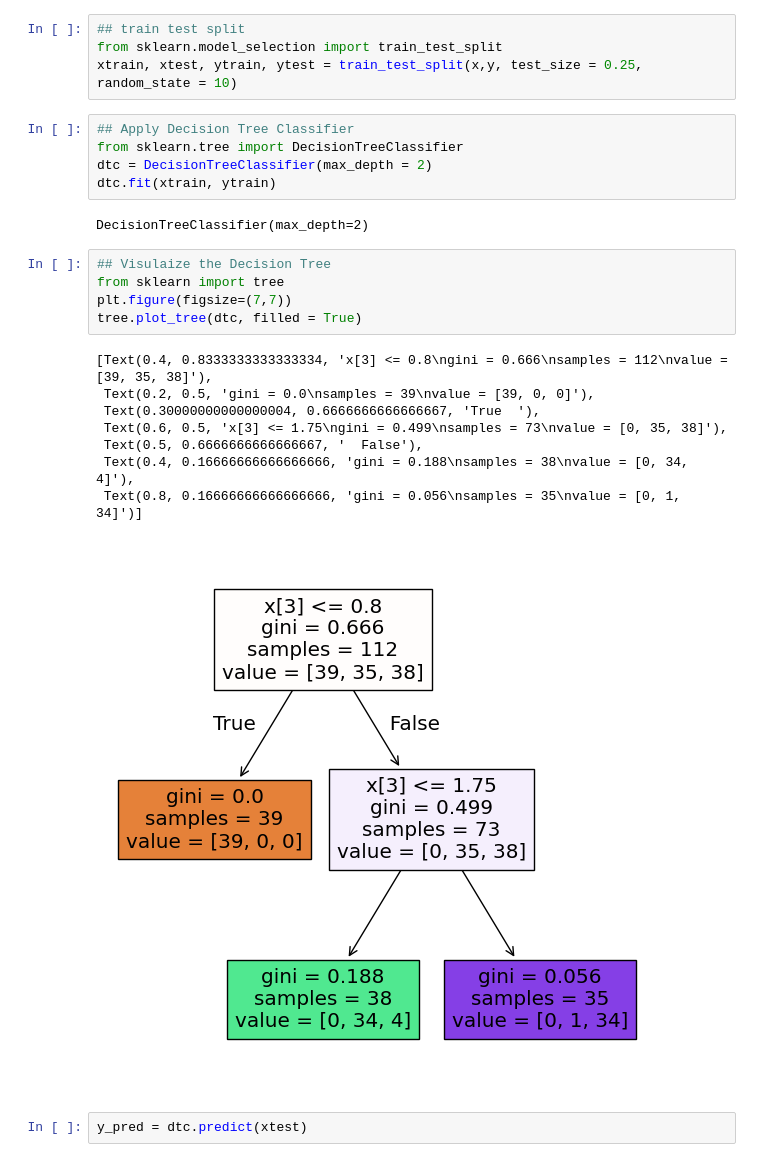
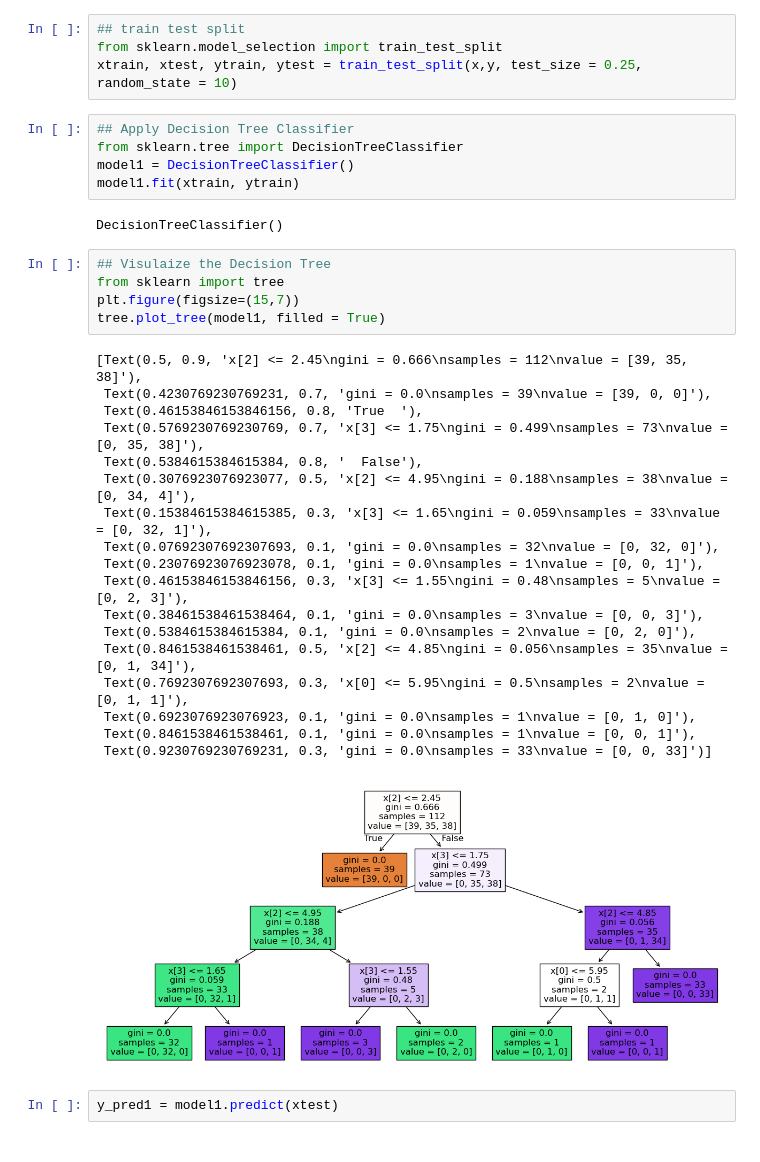
Before and after one commit to Soumo31428/DecisionTreeClassifier, a Jupyter notebook: Decision_Tree_Classifier_Practical_Implementation.ipynb, the cells around one changed output. Drawn from its saved outputs; the diff is of its cells as text.

```diff
--- a/Decision_Tree_Classifier_Practical_Implementation.ipynb
+++ b/Decision_Tree_Classifier_Practical_Implementation.ipynb
@@ -49,25 +49,35 @@ xtrain, xtest, ytrain, ytest = train_test_split(x,y, test_size = 0.25, random_st
 # %%
 ## Apply Decision Tree Classifier
 from sklearn.tree import DecisionTreeClassifier
-dtc = DecisionTreeClassifier(max_depth = 2)
-dtc.fit(xtrain, ytrain)
+model1 = DecisionTreeClassifier()
+model1.fit(xtrain, ytrain)
 # %% [output]
-DecisionTreeClassifier(max_depth=2)
+DecisionTreeClassifier()
 # %%
 ## Visulaize the Decision Tree
 from sklearn import tree
-plt.figure(figsize=(7,7))
-tree.plot_tree(dtc, filled = True)
+plt.figure(figsize=(15,7))
+tree.plot_tree(model1, filled = True)
 # %% [output]
-[Text(0.4, 0.8333333333333334, 'x[3] <= 0.8\ngini = 0.666\nsamples = 112\nvalue = [39, 35, 38]'),
- Text(0.2, 0.5, 'gini = 0.0\nsamples = 39\nvalue = [39, 0, 0]'),
- Text(0.30000000000000004, 0.6666666666666667, 'True  '),
- Text(0.6, 0.5, 'x[3] <= 1.75\ngini = 0.499\nsamples = 73\nvalue = [0, 35, 38]'),
- Text(0.5, 0.6666666666666667, '  False'),
- Text(0.4, 0.16666666666666666, 'gini = 0.188\nsamples = 38\nvalue = [0, 34, 4]'),
- Text(0.8, 0.16666666666666666, 'gini = 0.056\nsamples = 35\nvalue = [0, 1, 34]')]
+[Text(0.5, 0.9, 'x[2] <= 2.45\ngini = 0.666\nsamples = 112\nvalue = [39, 35, 38]'),
+ Text(0.4230769230769231, 0.7, 'gini = 0.0\nsamples = 39\nvalue = [39, 0, 0]'),
+ Text(0.46153846153846156, 0.8, 'True  '),
+ Text(0.5769230769230769, 0.7, 'x[3] <= 1.75\ngini = 0.499\nsamples = 73\nvalue = [0, 35, 38]'),
+ Text(0.5384615384615384, 0.8, '  False'),
+ Text(0.3076923076923077, 0.5, 'x[2] <= 4.95\ngini = 0.188\nsamples = 38\nvalue = [0, 34, 4]'),
+ Text(0.15384615384615385, 0.3, 'x[3] <= 1.65\ngini = 0.059\nsamples = 33\nvalue = [0, 32, 1]'),
+ Text(0.07692307692307693, 0.1, 'gini = 0.0\nsamples = 32\nvalue = [0, 32, 0]'),
+ Text(0.23076923076923078, 0.1, 'gini = 0.0\nsamples = 1\nvalue = [0, 0, 1]'),
+ Text(0.46153846153846156, 0.3, 'x[3] <= 1.55\ngini = 0.48\nsamples = 5\nvalue = [0, 2, 3]'),
+ Text(0.38461538461538464, 0.1, 'gini = 0.0\nsamples = 3\nvalue = [0, 0, 3]'),
+ Text(0.5384615384615384, 0.1, 'gini = 0.0\nsamples = 2\nvalue = [0, 2, 0]'),
+ Text(0.8461538461538461, 0.5, 'x[2] <= 4.85\ngini = 0.056\nsamples = 35\nvalue = [0, 1, 34]'),
+ Text(0.7692307692307693, 0.3, 'x[0] <= 5.95\ngini = 0.5\nsamples = 2\nvalue = [0, 1, 1]'),
+ Text(0.6923076923076923, 0.1, 'gini = 0.0\nsamples = 1\nvalue = [0, 1, 0]'),
+ Text(0.8461538461538461, 0.1, 'gini = 0.0\nsamples = 1\nvalue = [0, 0, 1]'),
+ Text(0.9230769230769231, 0.3, 'gini = 0.0\nsamples = 33\nvalue = [0, 0, 33]')]
-[figure, old version]
+[figure, new version]
 # %%
-y_pred = dtc.predict(xtest)
+y_pred1 = model1.predict(xtest)
 # %%
 from sklearn.metrics import confusion_matrix, classification_report, accuracy_score
```
Also changed, not shown: parts of 12 cells of this notebook.
